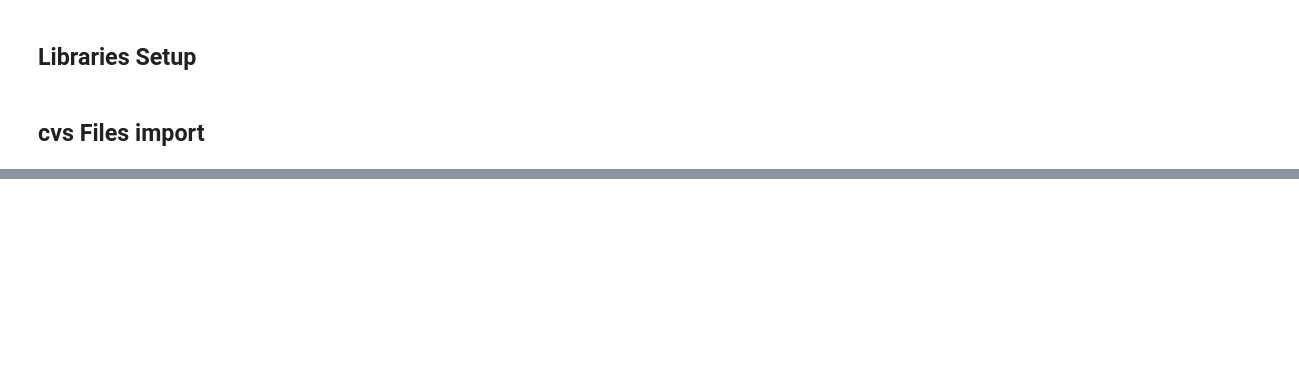
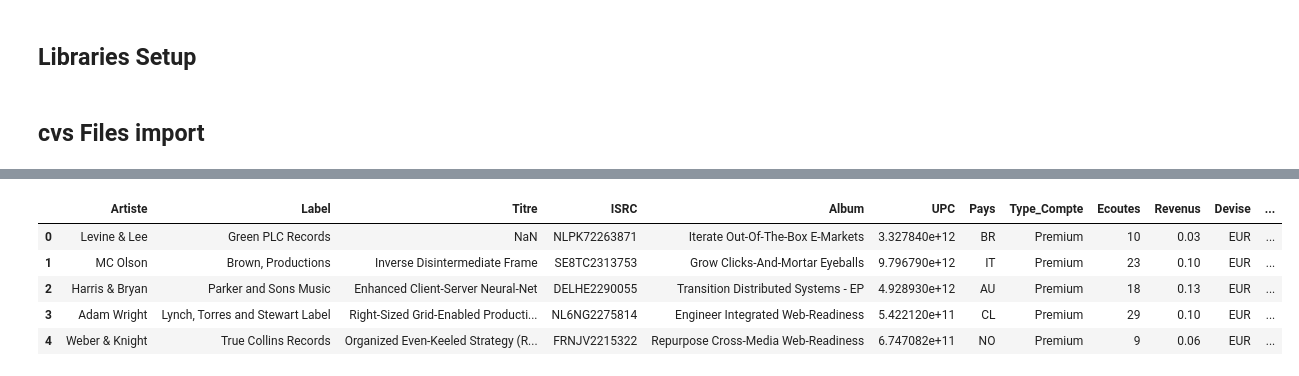
Before and after one commit to andreavecchi1996/royalty_data_quality_pipeline, a Jupyter notebook: royalty_data_quality_pipeline.ipynb, the cells around one changed output, grey strips where cells are left out. Saved outputs shown, nothing was run; the diff lists cells and outputs as text; code cells hidden in the pictures; blank space fills up the shorter version.

```diff
--- a/royalty_data_quality_pipeline.ipynb
+++ b/royalty_data_quality_pipeline.ipynb
@@ -27,0 +78,10 @@ df_amazon_feb24_raw.head()
+# %%
+df_deezer_feb24_raw = pd.read_csv('inbound_reports/deezer_feb24_raw.csv')
+df_deezer_feb24_raw.head()
+# %% [output]
+|  | Artiste | Label | Titre | ISRC | Album | UPC | Pays | Type_Compte | Ecoutes | Revenus | Devise | ... |
+| 0 | Levine & Lee | Green PLC Records | NaN | NLPK72263871 | Iterate Out-Of-The-Box E-Markets | 3.327840e+12 | BR | Premium | 10 | 0.03 | EUR | ... |
+| 1 | MC Olson | Brown, Productions | Inverse Disintermediate Frame | SE8TC2313753 | Grow Clicks-And-Mortar Eyeballs | 9.796790e+12 | IT | Premium | 23 | 0.10 | EUR | ... |
+| 2 | Harris & Bryan | Parker and Sons Music | Enhanced Client-Server Neural-Net | DELHE2290055 | Transition Distributed Systems - EP | 4.928930e+12 | AU | Premium | 18 | 0.13 | EUR | ... |
+| 3 | Adam Wright | Lynch, Torres and Stewart Label | Right-Sized Grid-Enabled Producti... | NL6NG2275814 | Engineer Integrated Web-Readiness | 5.422120e+11 | CL | Premium | 29 | 0.10 | EUR | ... |
+| 4 | Weber & Knight | True Collins Records | Organized Even-Keeled Strategy (R... | FRNJV2215322 | Repurpose Cross-Media Web-Readiness | 6.747082e+11 | NO | Premium | 9 | 0.06 | EUR | ... |
```
Also changed, not shown: parts of 44 cells of this notebook, 1 other file.
